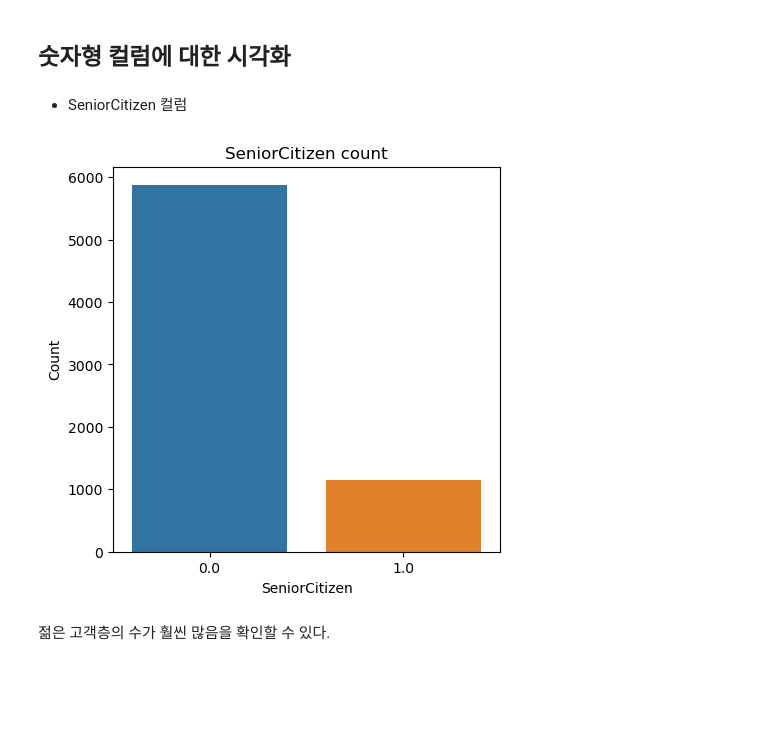
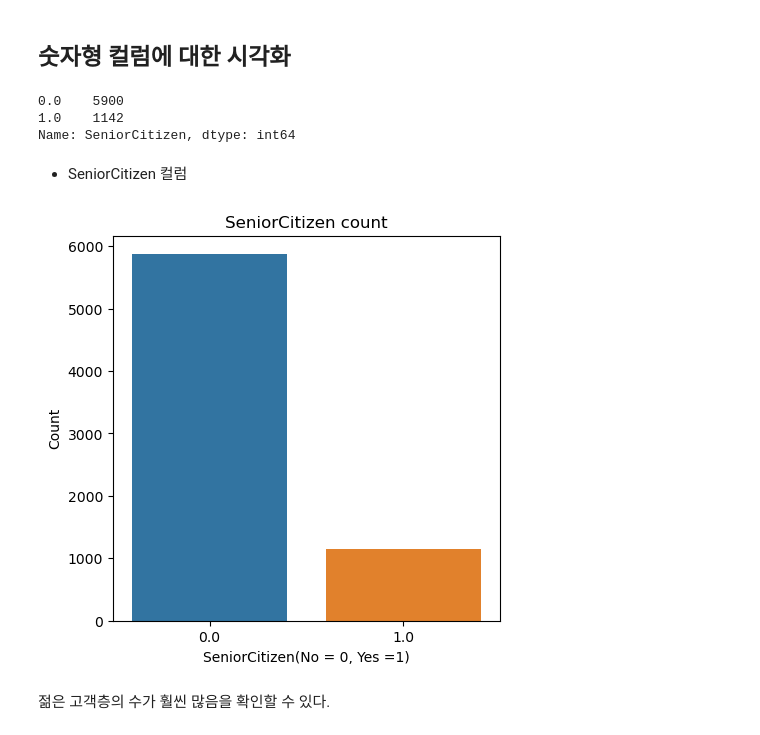
Before and after one commit to EunSeo35/Multicampus_TIL, a Jupyter notebook: 25_파이썬데이터분석_실습_통신사고객이탈.ipynb, the cells around one changed output. Saved outputs shown, nothing was run; the diff lists cells and outputs as text; code cells hidden in the pictures; blank space fills up the shorter version.

```diff
--- a/25_파이썬데이터분석_실습_통신사고객이탈.ipynb
+++ b/25_파이썬데이터분석_실습_통신사고객이탈.ipynb
@@ -333,17 +325,23 @@ Index(['gender', 'SeniorCitizen', 'Partner', 'Dependents', 'tenure',
       dtype='object')
 # %% [markdown]
 ## 숫자형 컬럼에 대한 시각화
+# %%
+df.SeniorCitizen.value_counts()
+# %% [output]
+0.0    5900
+1.0    1142
+Name: SeniorCitizen, dtype: int64
 # %% [markdown]
 - SeniorCitizen 컬럼
 # %%
 plt.figure(figsize=(5, 5))
 sns.countplot(x='SeniorCitizen', data=df1)
-plt.xlabel('SeniorCitizen')
+plt.xlabel('SeniorCitizen(No = 0, Yes =1)')
 plt.ylabel('Count')
 plt.title('SeniorCitizen count')
 plt.show()
 # %% [output]
-[figure, old version]
+[figure, new version]
 # %% [markdown]
 젊은 고객층의 수가 훨씬 많음을 확인할 수 있다.
 # %% [markdown]
```
Also changed, not shown: parts of 1 cell of this notebook.
